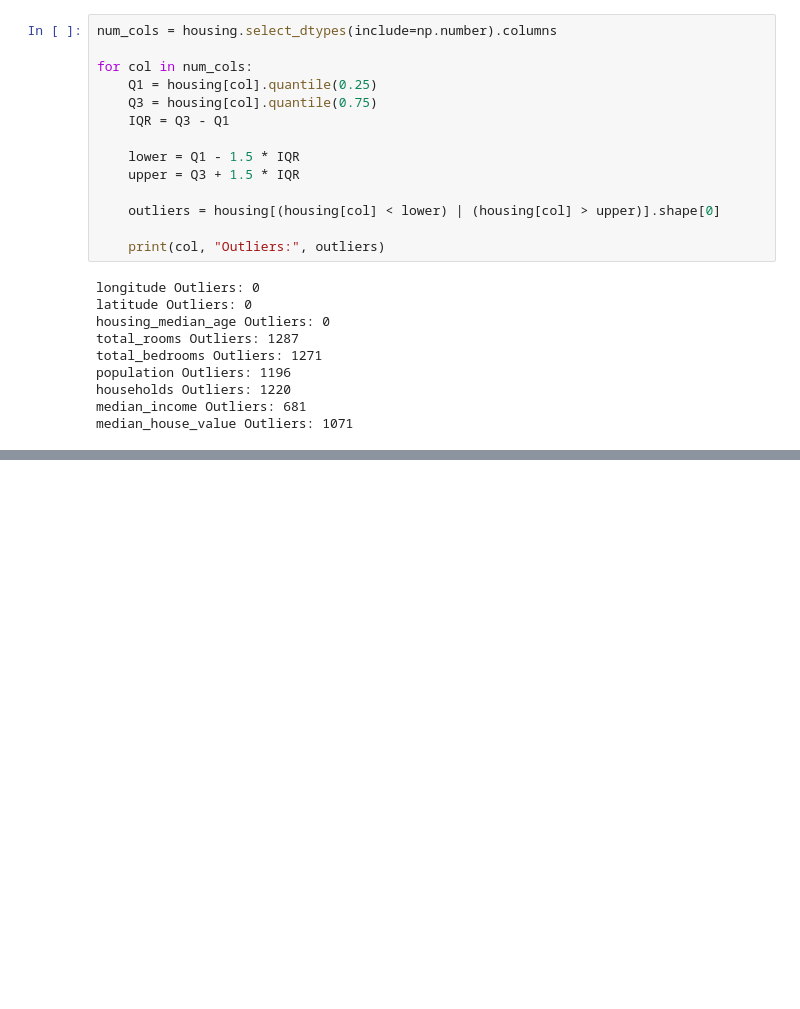
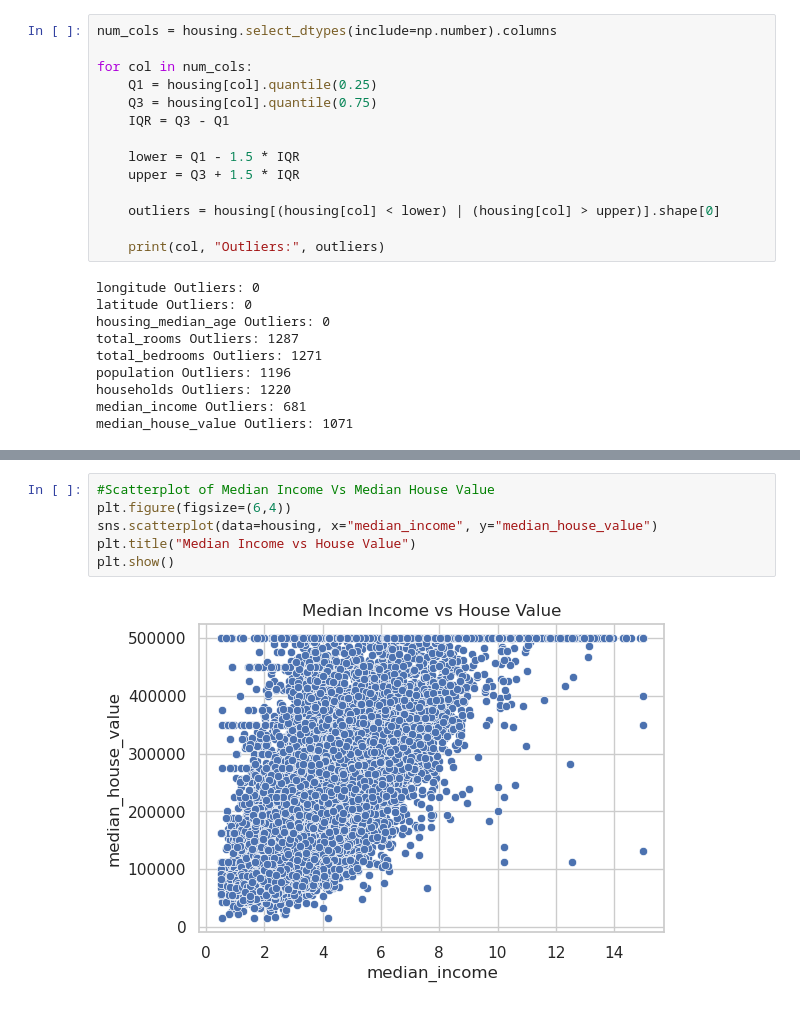
Before and after one commit to Deepking1996/ADS-508_Group_6_Final_Team_Project-, a Jupyter notebook: Data_Exploration.ipynb, the cells around one changed output, grey strips where cells are left out. Saved outputs shown, nothing was run; the diff lists cells and outputs as text; blank space fills up the shorter version.

```diff
--- a/Data_Exploration.ipynb
+++ b/Data_Exploration.ipynb
@@ -93,0 +108,8 @@ median_house_value Outliers: 1071
+# %%
+#Scatterplot of Median Income Vs Median House Value
+plt.figure(figsize=(6,4))
+sns.scatterplot(data=housing, x="median_income", y="median_house_value")
+plt.title("Median Income vs House Value")
+plt.show()
+# %% [output]
+[figure, added]
```
Also changed, not shown: parts of 5 cells of this notebook.
